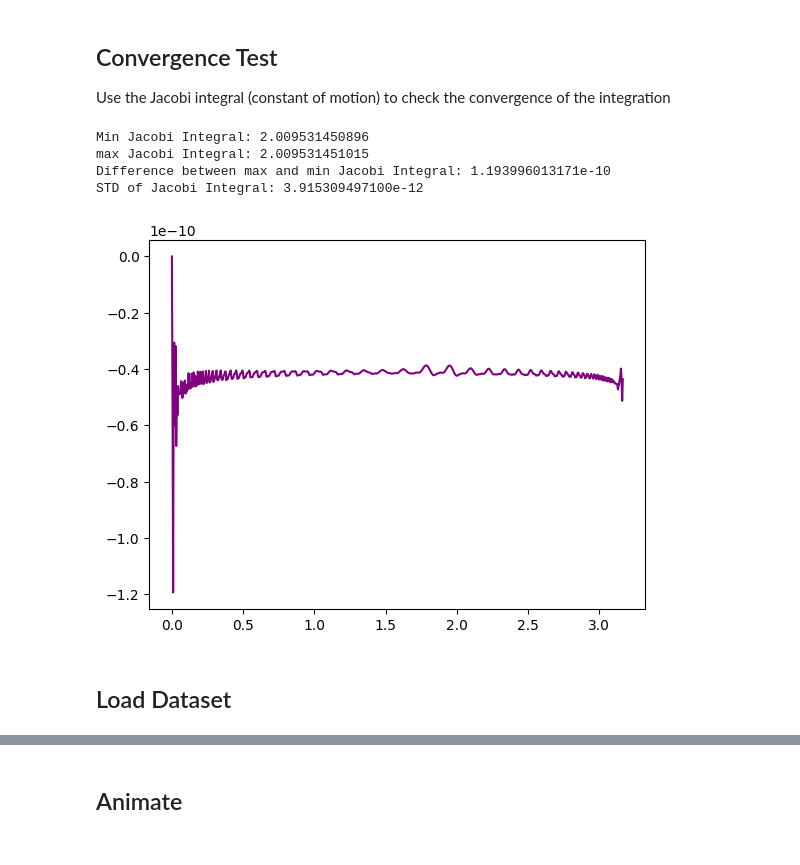
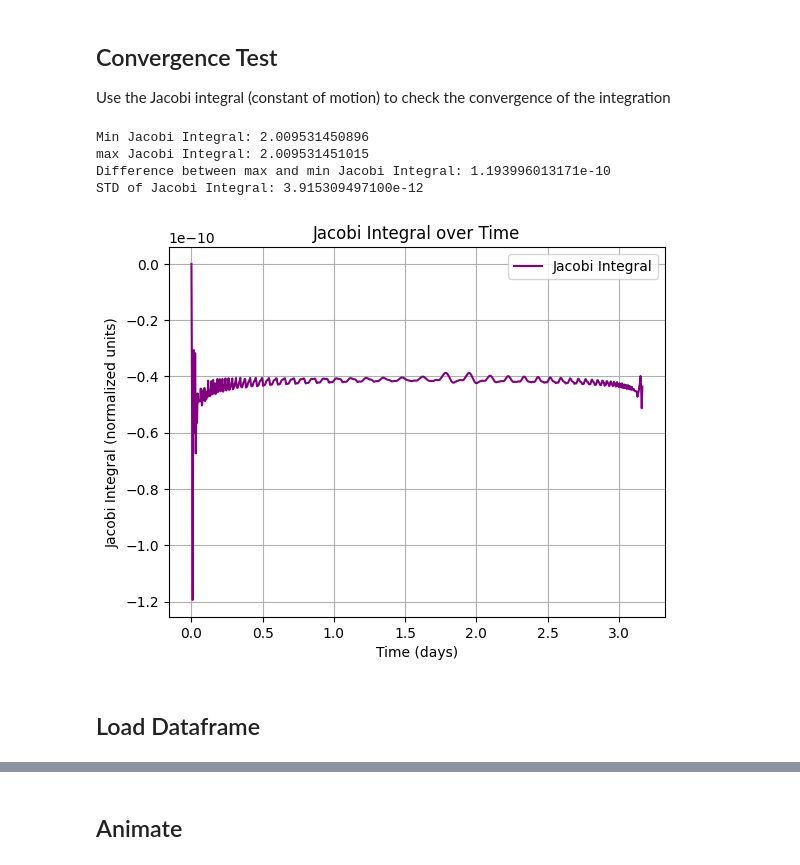
Before and after one commit to samcoulthurst/TrajectoryOptimizer, a Jupyter notebook: notebooks/results_viewer.ipynb, the cells around one changed output, grey strips where cells are left out. Cells and saved outputs as stored; diff of their text form; code cells hidden in the pictures.

Commit message:
Updates to plotting
Updated plot in results_viewer

```diff
--- a/notebooks/results_viewer.ipynb
+++ b/notebooks/results_viewer.ipynb
@@ -140,20 +172,29 @@ plot_trajectory(states_full, em.mu, t_full, frame="Inertial")
 Use the Jacobi integral (constant of motion) to check the convergence of the integration
 # %%
 jacobi_integral_values = jacobi_integral(em, states)
-plt.plot(t_eval*em.t_star/86400, jacobi_integral_values-jacobi_integral_values[0], label="Jacobi Integral", color="purple")
+
+fig, ax = plt.subplots()
+ax.plot(t_eval*em.t_star/86400, jacobi_integral_values-jacobi_integral_values[0], label="Jacobi Integral", color="purple")
+ax.set_xlabel("Time (days)")
+ax.set_ylabel("Jacobi Integral (normalized units)")
+ax.set_title("Jacobi Integral over Time")
+ax.grid()
+ax.legend()
+
+
 print(f"Min Jacobi Integral: {np.min(jacobi_integral_values):.12f}")
 print(f"max Jacobi Integral: {np.max(jacobi_integral_values):.12f}")
 diff = np.max(jacobi_integral_values) - np.min(jacobi_integral_values)
 print(f"Difference between max and min Jacobi Integral: {diff:.12e}")
 print(f"STD of Jacobi Integral: {np.std(jacobi_integral_values):.12e}")
 # %% [output]
 Min Jacobi Integral: 2.009531450896
 max Jacobi Integral: 2.009531451015
 Difference between max and min Jacobi Integral: 1.193996013171e-10
 STD of Jacobi Integral: 3.915309497100e-12
-[figure, old version]
+[figure, new version]
 # %% [markdown]
-## Load Dataset
+## Load Dataframe
 # %%
 df = np.load(f"{file_path}/optimals_iteration3_df.npy", allow_pickle=True)
 df = pd.DataFrame(df, columns=["theta", "delta_v", "delta_v_angle", "tof", "objective_value", "distance_to_lmo"])
```
Also changed, not shown: parts of 6 cells of this notebook, 1 other file.
